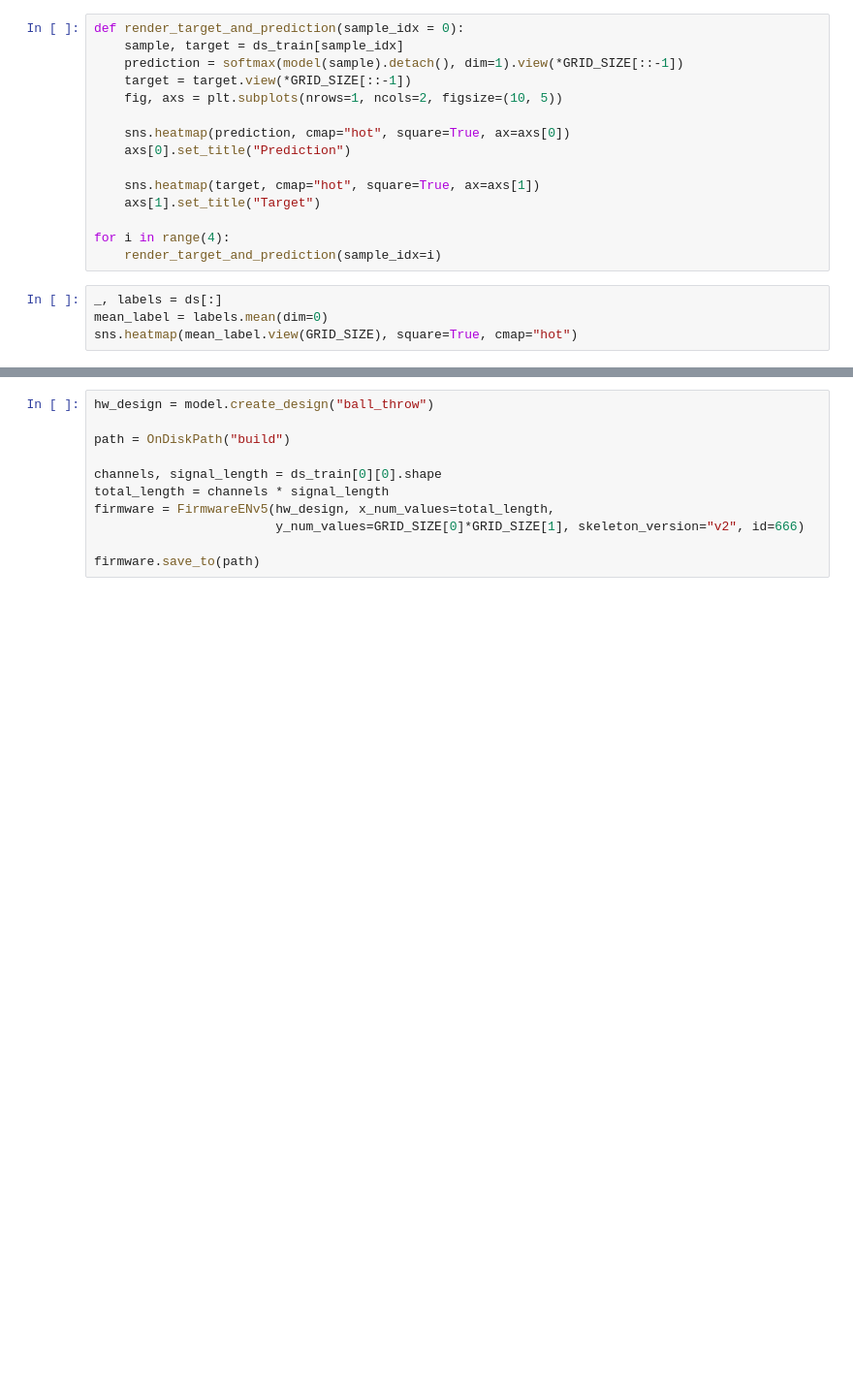
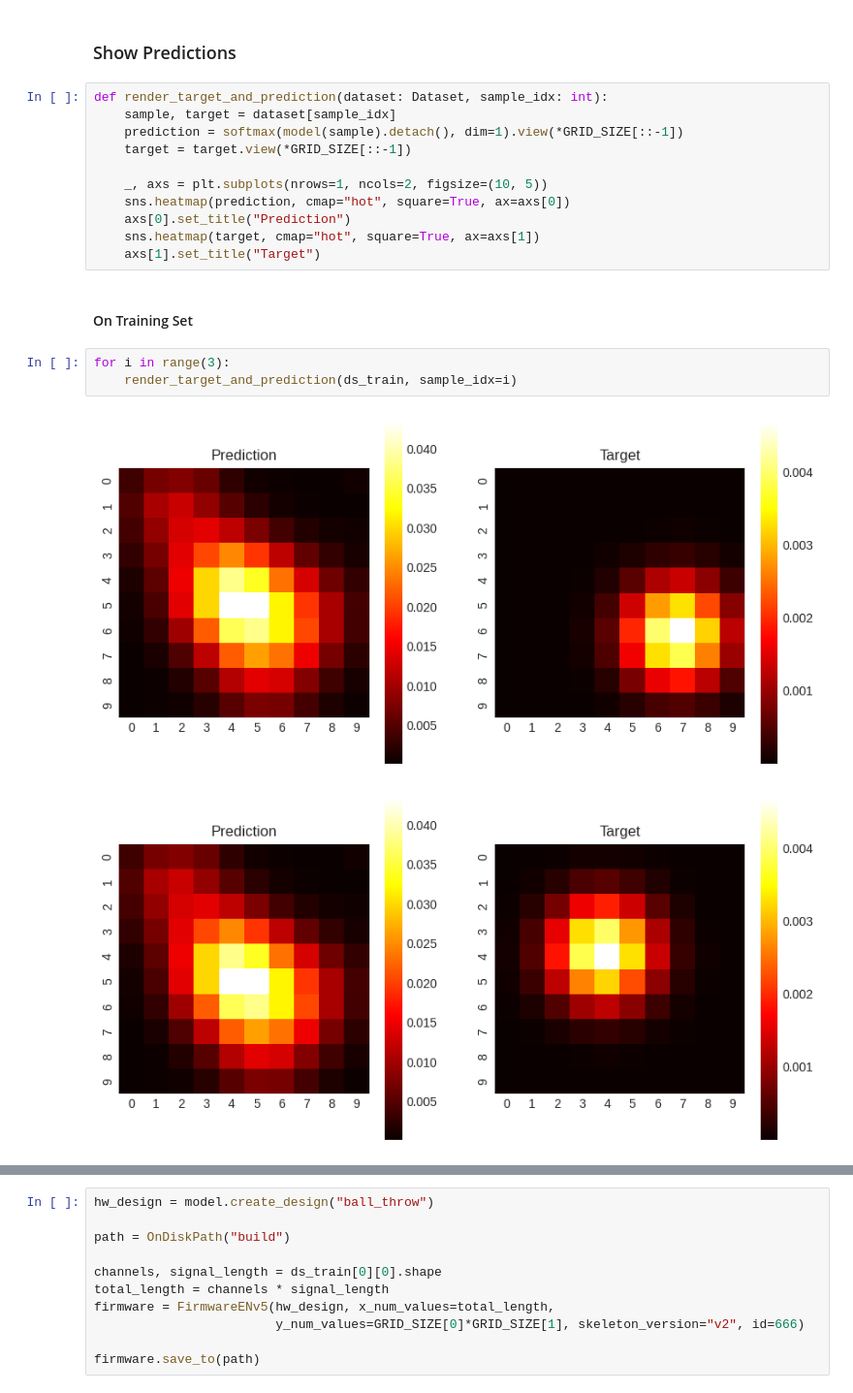
Before and after one commit to es-ude/BallChallenge, a Jupyter notebook: ml_resources/ball_challenge.ipynb, the cells around one changed output, grey strips where cells are left out. Shown at 97% size. Drawn from its saved outputs; the diff is of its cells as text; blank space fills up the shorter version.

```diff
--- a/ml_resources/ball_challenge.ipynb
+++ b/ml_resources/ball_challenge.ipynb
@@ -86,19 +138,21 @@ axs[1].legend()
+# %% [markdown]
+### Show Predictions
 # %%
-def render_target_and_prediction(sample_idx = 0):
-    sample, target = ds_train[sample_idx]
+def render_target_and_prediction(dataset: Dataset, sample_idx: int):
+    sample, target = dataset[sample_idx]
     prediction = softmax(model(sample).detach(), dim=1).view(*GRID_SIZE[::-1])
     target = target.view(*GRID_SIZE[::-1])
-    fig, axs = plt.subplots(nrows=1, ncols=2, figsize=(10, 5))
 
+    _, axs = plt.subplots(nrows=1, ncols=2, figsize=(10, 5))
     sns.heatmap(prediction, cmap="hot", square=True, ax=axs[0])
     axs[0].set_title("Prediction")
-
     sns.heatmap(target, cmap="hot", square=True, ax=axs[1])
     axs[1].set_title("Target")
-
-for i in range(4):
-    render_target_and_prediction(sample_idx=i)
-# %%
-_, labels = ds[:]
-mean_label = labels.mean(dim=0)
-sns.heatmap(mean_label.view(GRID_SIZE), square=True, cmap="hot")
+# %% [markdown]
+#### On Training Set
+# %%
+for i in range(3):
+    render_target_and_prediction(ds_train, sample_idx=i)
+# %% [output]
+[figure, added]
+[figure, added]
```
Also changed, not shown: parts of 19 cells of this notebook.
